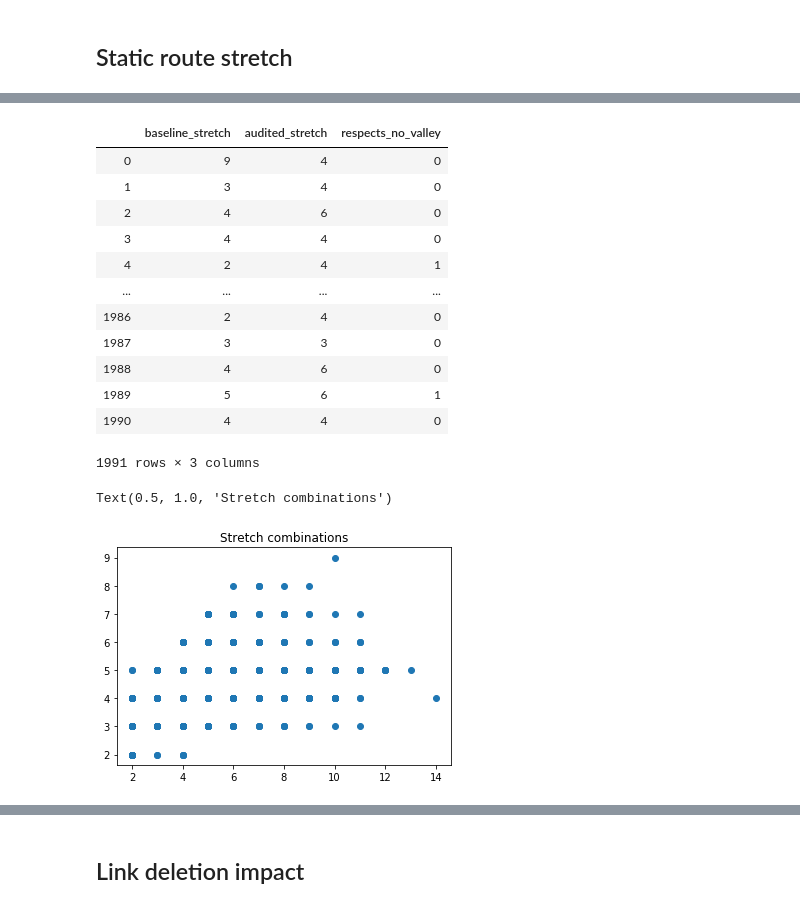
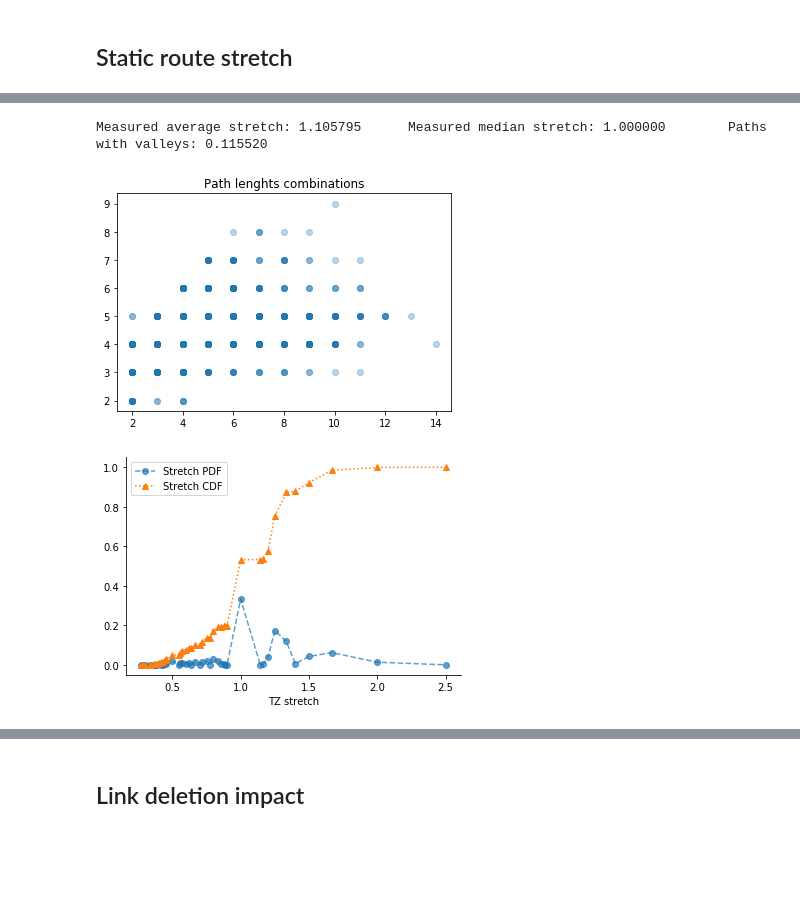
Before and after one commit to dedis/student_20_compactInternet, a Jupyter notebook: TZ_metrics.ipynb, the cells around one changed output, grey strips where cells are left out. Saved outputs shown, nothing was run; the diff lists cells and outputs as text; code cells hidden in the pictures; blank space fills up the shorter version.

```diff
--- a/TZ_metrics.ipynb
+++ b/TZ_metrics.ipynb
@@ -15,18 +54,6 @@ def import_stretch(filename):
 # %%
-stretch_data = import_stretch("./simulation/data/full-stretch-2000.csv")
+crunch_stretch("./simulation/data/full-stretch-2000.csv")
+# %% [output]
+Measured average stretch: 1.105795      Measured median stretch: 1.000000        Paths with valleys: 0.115520
+[figure, added]
+[figure, added]
-# %%
-stretch_data
-# %% [output]
-|  | baseline_stretch | audited_stretch | respects_no_valley |
-| 0 | 9 | 4 | 0 |
-| 1 | 3 | 4 | 0 |
-| 2 | 4 | 6 | 0 |
-| 3 | 4 | 4 | 0 |
-| 4 | 2 | 4 | 1 |
-| ... | ... | ... | ... |
-| 1986 | 2 | 4 | 0 |
-| 1987 | 3 | 3 | 0 |
-| 1988 | 4 | 6 | 0 |
-| 1989 | 5 | 6 | 1 |
-| 1990 | 4 | 4 | 0 |
-1991 rows × 3 columns
@@ -35,6 +59,0 @@ static_stretch = stretch_data.to_numpy()
-# %%
-plt.scatter(static_stretch[:,0], static_stretch[:,1])
-plt.title("Stretch combinations")
-# %% [output]
-Text(0.5, 1.0, 'Stretch combinations')
-[figure, removed]
```
Also changed, not shown: parts of 13 cells of this notebook, 12 other files.
